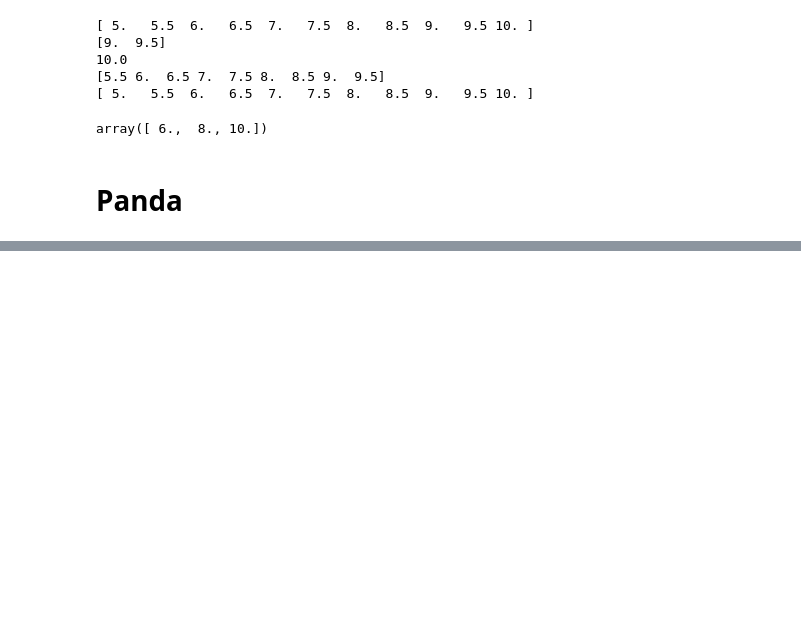
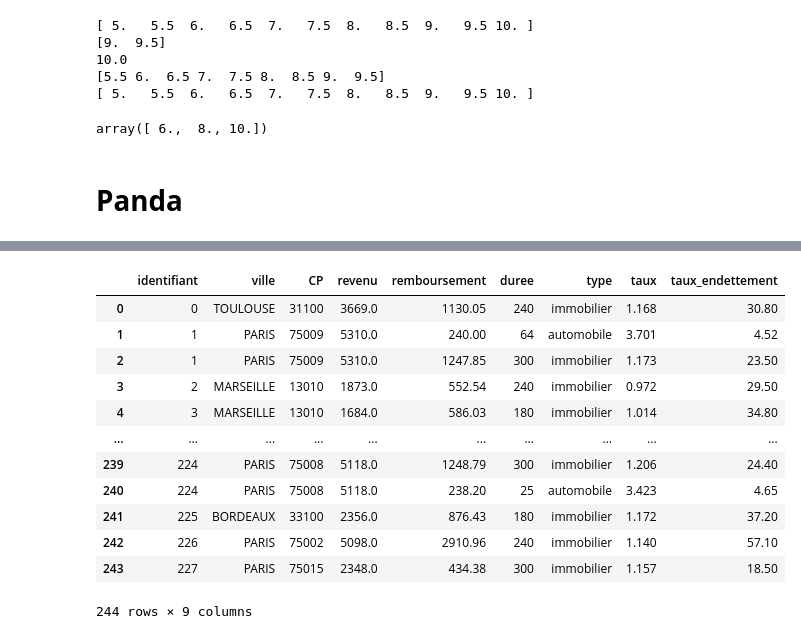
Before and after one commit to Lio-S/Data-Analyse, a Jupyter notebook: Librairies Python pour la Data Science.ipynb, the cells around one changed output, grey strips where cells are left out. Drawn from its saved outputs; the diff is of its cells as text; code cells hidden in the pictures; blank space fills up the shorter version.

Commit message:
Pandas Manipuler le data frame

```diff
--- a/Librairies Python pour la Data Science.ipynb
+++ b/Librairies Python pour la Data Science.ipynb
@@ -534,0 +695,3 @@ où x représente soit une valeur fixe, soit un objet de même dimension que la
+# %%
+prets = pd.read_csv("https://raw.githubusercontent.com/OpenClassrooms-Student-Center/fr-4452741-decouvrez-les-librairies-python-pour-la-data-science/main/data/prets.csv")
+prets.head()
@@ -534,0 +705,18 @@ où x représente soit une valeur fixe, soit un objet de même dimension que la
+# %%
+prets['taux_endettement'] = round(prets['remboursement']/prets['revenu']*100,2)
+# %%
+prets
+# %% [output]
+|  | identifiant | ville | CP | revenu | remboursement | duree | type | taux | taux_endettement |
+| 0 | 0 | TOULOUSE | 31100 | 3669.0 | 1130.05 | 240 | immobilier | 1.168 | 30.80 |
+| 1 | 1 | PARIS | 75009 | 5310.0 | 240.00 | 64 | automobile | 3.701 | 4.52 |
+| 2 | 1 | PARIS | 75009 | 5310.0 | 1247.85 | 300 | immobilier | 1.173 | 23.50 |
+| 3 | 2 | MARSEILLE | 13010 | 1873.0 | 552.54 | 240 | immobilier | 0.972 | 29.50 |
+| 4 | 3 | MARSEILLE | 13010 | 1684.0 | 586.03 | 180 | immobilier | 1.014 | 34.80 |
+| ... | ... | ... | ... | ... | ... | ... | ... | ... | ... |
+| 239 | 224 | PARIS | 75008 | 5118.0 | 1248.79 | 300 | immobilier | 1.206 | 24.40 |
+| 240 | 224 | PARIS | 75008 | 5118.0 | 238.20 | 25 | automobile | 3.423 | 4.65 |
+| 241 | 225 | BORDEAUX | 33100 | 2356.0 | 876.43 | 180 | immobilier | 1.172 | 37.20 |
+| 242 | 226 | PARIS | 75002 | 5098.0 | 2910.96 | 240 | immobilier | 1.140 | 57.10 |
+| 243 | 227 | PARIS | 75015 | 2348.0 | 434.38 | 300 | immobilier | 1.157 | 18.50 |
+244 rows × 9 columns
```
Also changed, not shown: parts of 72 cells of this notebook.
